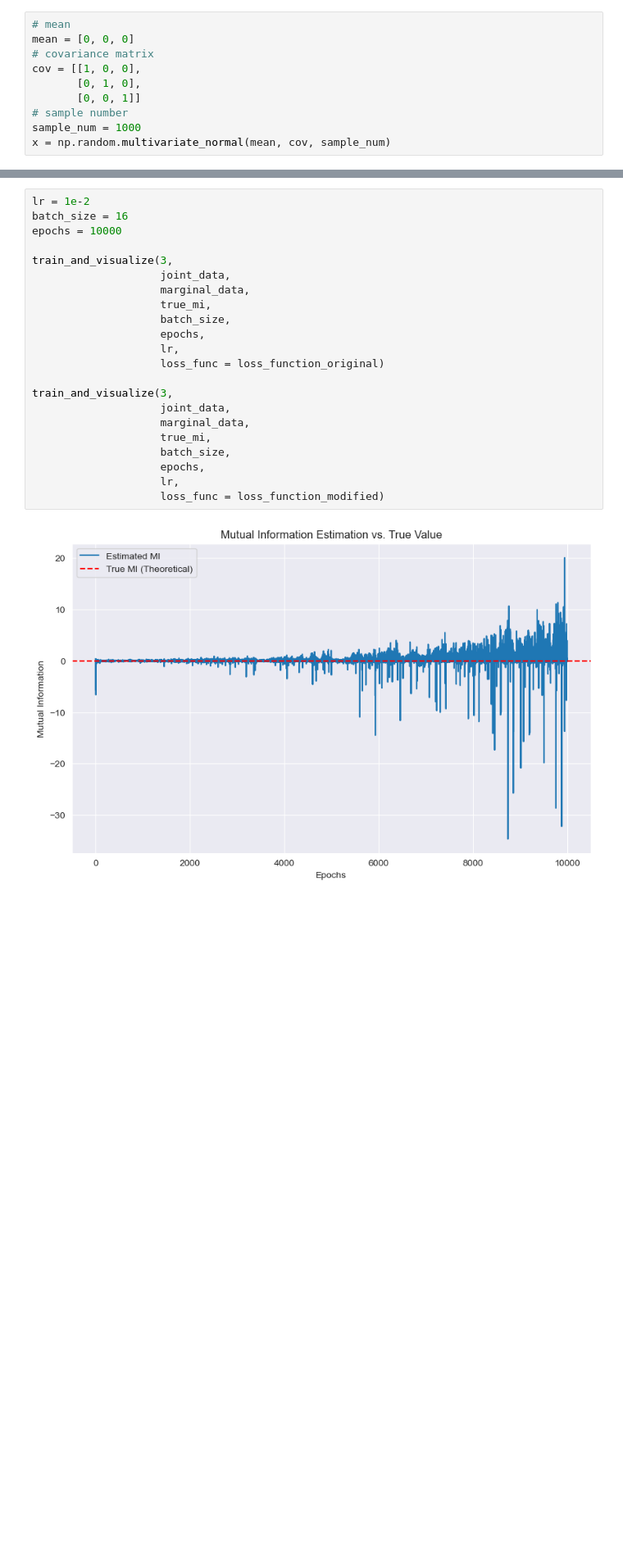
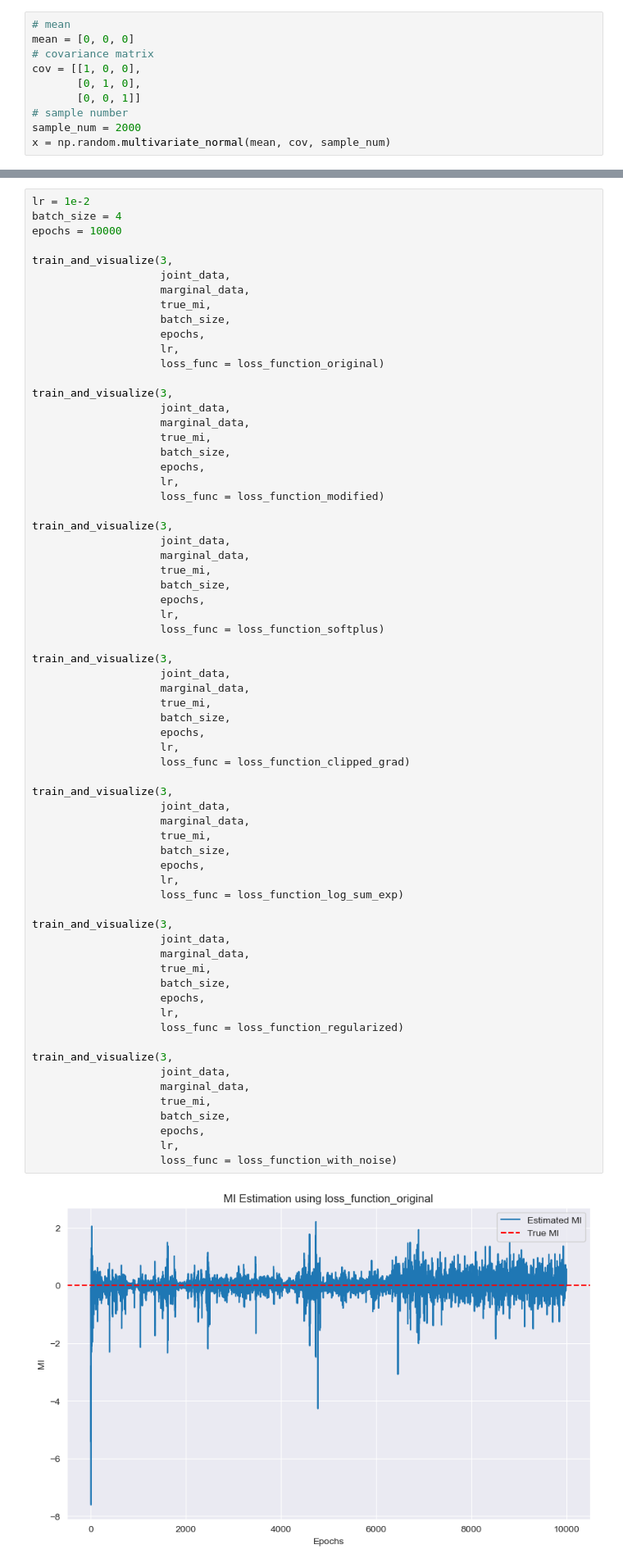
Before and after one commit to PSATRA/Information-Theory, a Jupyter notebook: MINE_basic.ipynb, the cells around one changed output, grey strips where cells are left out. Shown at 82% size. Saved outputs shown, nothing was run; the diff lists cells and outputs as text; blank space fills up the shorter version.

```diff
--- a/MINE_basic.ipynb
+++ b/MINE_basic.ipynb
@@ -32,7 +34,7 @@ cov = [[1, 0, 0],
        [0, 1, 0],
        [0, 0, 1]]
 # sample number
-sample_num = 1000
+sample_num = 2000
 x = np.random.multivariate_normal(mean, cov, sample_num)
 # %% [markdown]
 ### True MI and two distributions
@@ -255,25 +358,70 @@ def train_and_visualize(input_size, joint_data, marginal_data, true_mi, batch_si
 ### Training
 # %%
 lr = 1e-2
-batch_size = 16
+batch_size = 4
 epochs = 10000
 
 train_and_visualize(3,
                     joint_data,
                     marginal_data,
                     true_mi,
                     batch_size,
                     epochs,
                     lr,
                     loss_func = loss_function_original)
 
 train_and_visualize(3,
                     joint_data,
                     marginal_data,
                     true_mi,
                     batch_size,
                     epochs,
                     lr,
                     loss_func = loss_function_modified)
+
+train_and_visualize(3,
+                    joint_data,
+                    marginal_data,
+                    true_mi,
+                    batch_size,
+                    epochs,
+                    lr,
+                    loss_func = loss_function_softplus)
+
+train_and_visualize(3,
+                    joint_data,
+                    marginal_data,
+                    true_mi,
+                    batch_size,
+                    epochs,
+                    lr,
+                    loss_func = loss_function_clipped_grad)
+
+train_and_visualize(3,
+                    joint_data,
+                    marginal_data,
+                    true_mi,
+                    batch_size,
+                    epochs,
+                    lr,
+                    loss_func = loss_function_log_sum_exp)
+
+train_and_visualize(3,
+                    joint_data,
+                    marginal_data,
+                    true_mi,
+                    batch_size,
+                    epochs,
+                    lr,
+                    loss_func = loss_function_regularized)
+
+train_and_visualize(3,
+                    joint_data,
+                    marginal_data,
+                    true_mi,
+                    batch_size,
+                    epochs,
+                    lr,
+                    loss_func = loss_function_with_noise)
 # %% [output]
-[figure, old version]
+[figure, new version]
```
Also changed, not shown: parts of 9 cells of this notebook.
